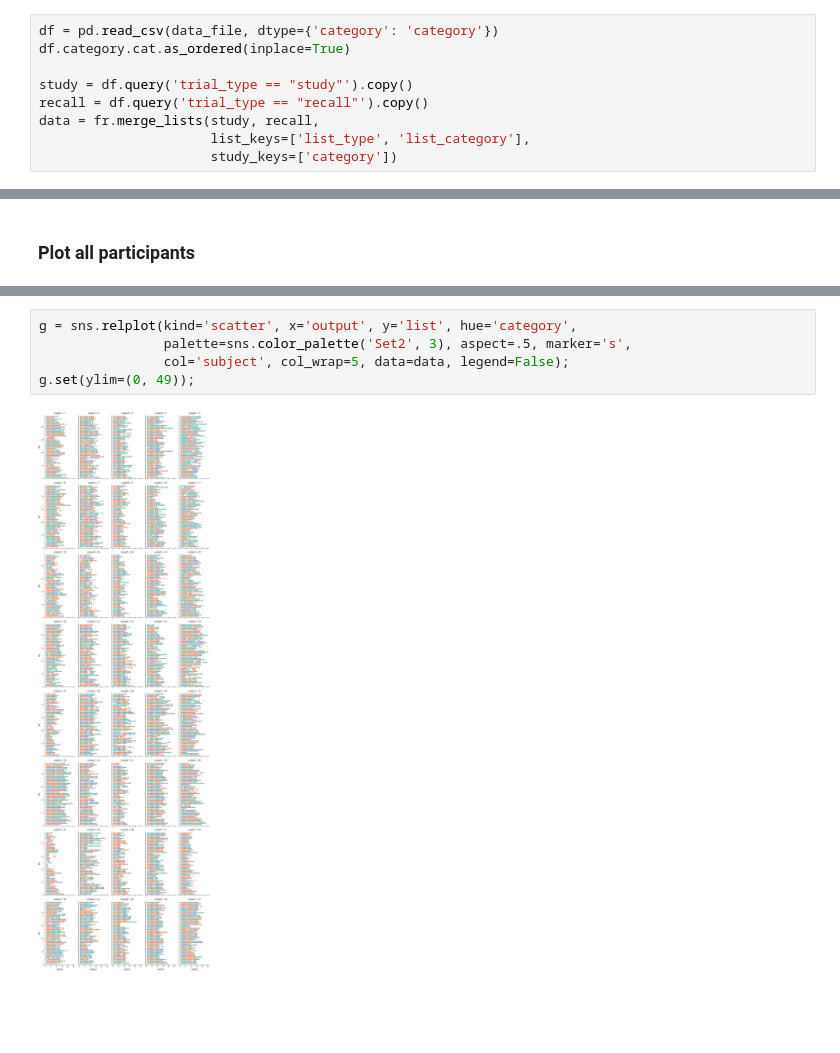
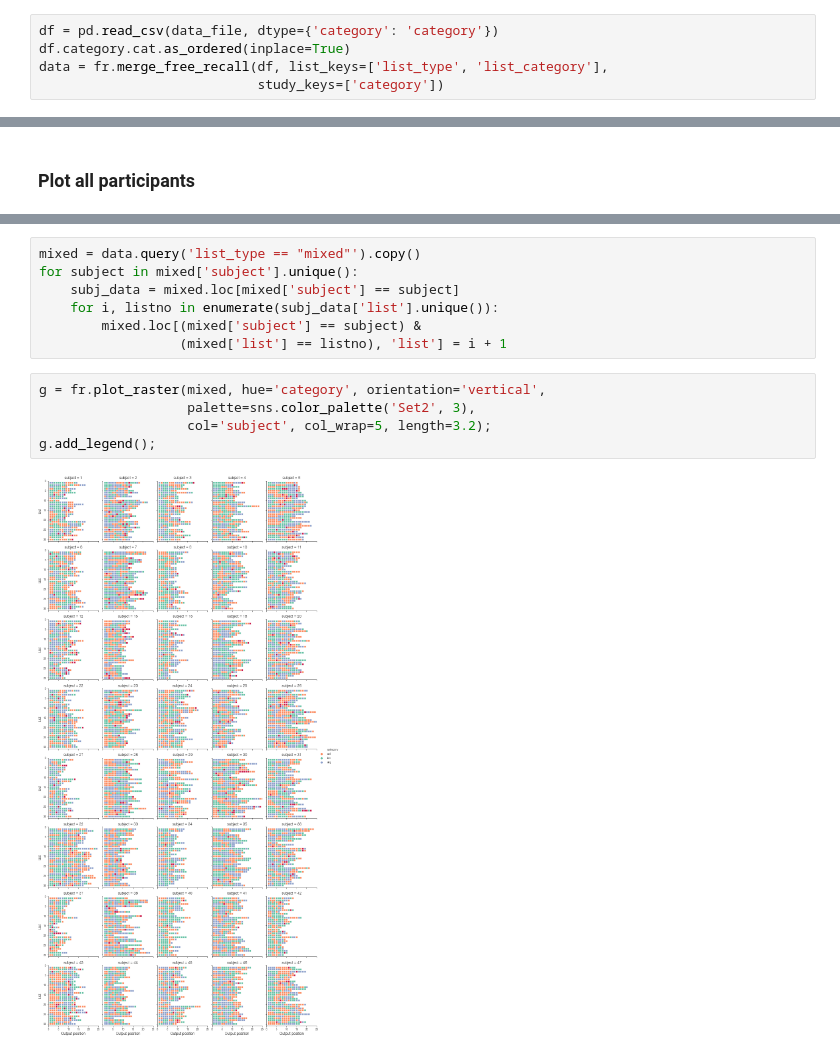
Before and after one commit to mortonne/psifr-notebooks, a Jupyter notebook: demo_raster.ipynb, the cells around one changed output, grey strips where cells are left out. Cells and saved outputs as stored; diff of their text form; blank space fills up the shorter version.

Commit message:
update raster demo to use plot_raster

```diff
--- a/demo_raster.ipynb
+++ b/demo_raster.ipynb
@@ -14,12 +14,8 @@ data_file = pkg_resources.resource_filename('psifr', 'data/Morton2013.csv')
 # %%
 df = pd.read_csv(data_file, dtype={'category': 'category'})
 df.category.cat.as_ordered(inplace=True)
-
-study = df.query('trial_type == "study"').copy()
-recall = df.query('trial_type == "recall"').copy()
-data = fr.merge_lists(study, recall,
-                      list_keys=['list_type', 'list_category'],
-                      study_keys=['category'])
+data = fr.merge_free_recall(df, list_keys=['list_type', 'list_category'],
+                            study_keys=['category'])
 # %% [markdown]
 ## Plot recalls labeled by serial position
 
@@ -59,7 +46,14 @@ Note that the lists included pure lists with all the same category and mixed lis
+# %%
+mixed = data.query('list_type == "mixed"').copy()
+for subject in mixed['subject'].unique():
+    subj_data = mixed.loc[mixed['subject'] == subject]
+    for i, listno in enumerate(subj_data['list'].unique()):
+        mixed.loc[(mixed['subject'] == subject) &
+                  (mixed['list'] == listno), 'list'] = i + 1
 # %%
-g = sns.relplot(kind='scatter', x='output', y='list', hue='category',
-                palette=sns.color_palette('Set2', 3), aspect=.5, marker='s',
-                col='subject', col_wrap=5, data=data, legend=False);
-g.set(ylim=(0, 49));
+g = fr.plot_raster(mixed, hue='category', orientation='vertical',
+                   palette=sns.color_palette('Set2', 3),
+                   col='subject', col_wrap=5, length=3.2);
+g.add_legend();
 # %% [output]
-[figure, old version]
+[figure, new version]
```
Also changed, not shown: parts of 8 cells of this notebook.
